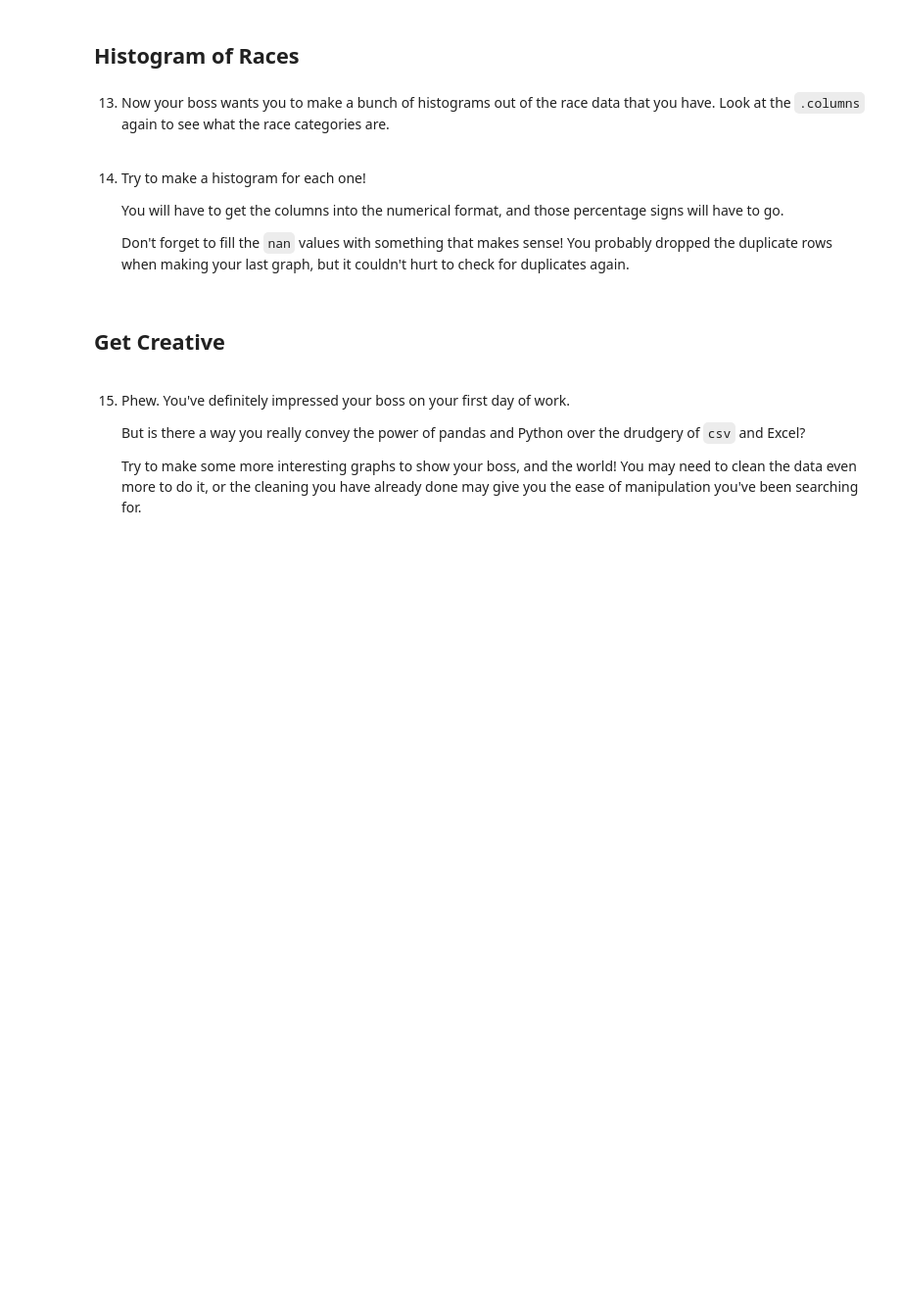
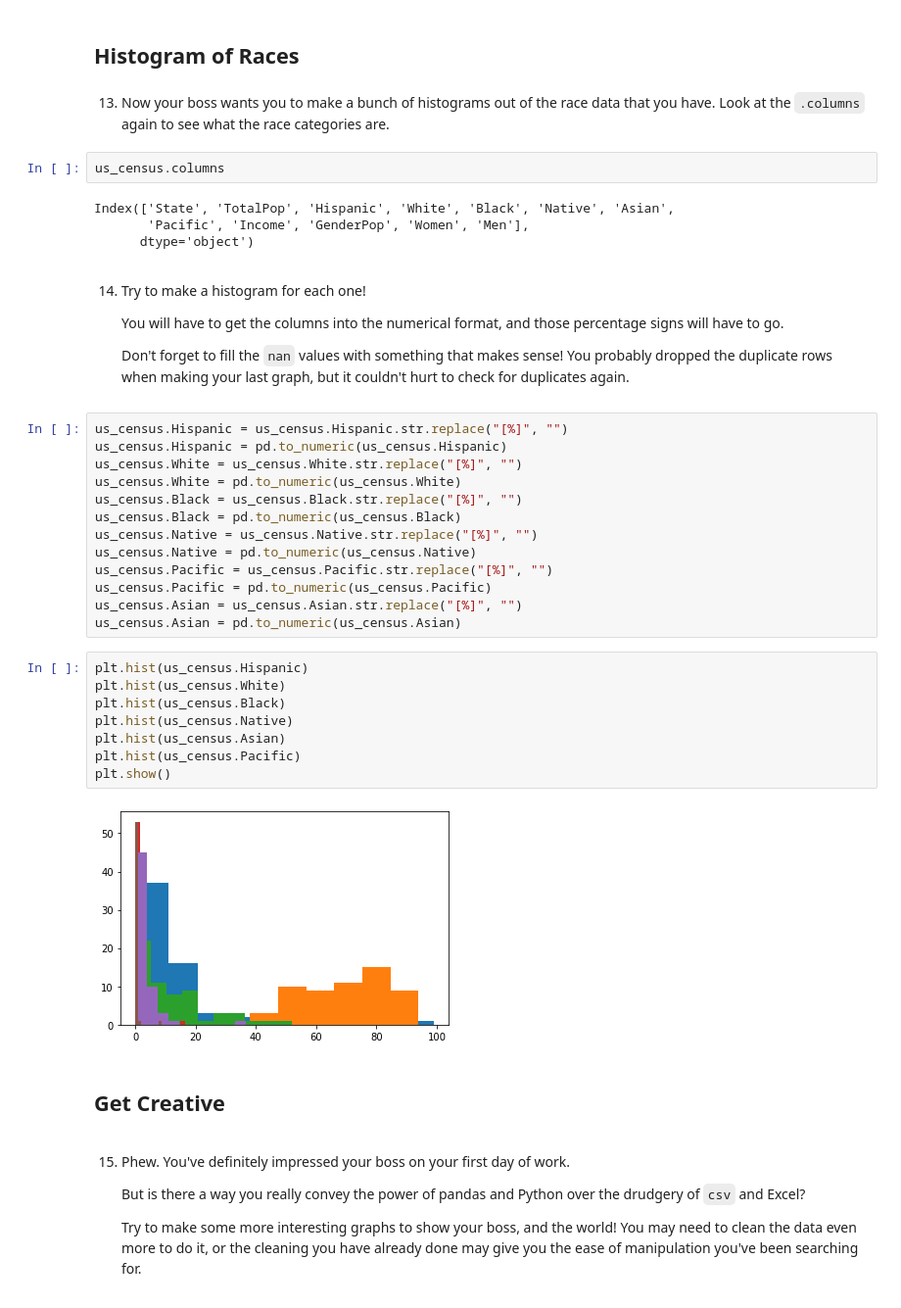
Before and after one commit to wglebster/Python_Data_tutorial, a Jupyter notebook: Cleaning US Census Data/Cleaning US Census Data.ipynb, the cells around one changed output. Shown at 98% size. Drawn from its saved outputs; the diff is of its cells as text; blank space fills up the shorter version.

```diff
--- a/Cleaning US Census Data/Cleaning US Census Data.ipynb
+++ b/Cleaning US Census Data/Cleaning US Census Data.ipynb
@@ -68,12 +251,41 @@ import matplotlib.pyplot as plt
 ## Histogram of Races
 # %% [markdown]
 13. Now your boss wants you to make a bunch of histograms out of the race data that you have. Look at the `.columns` again to see what the race categories are.
+# %%
+us_census.columns
+# %% [output]
+Index(['State', 'TotalPop', 'Hispanic', 'White', 'Black', 'Native', 'Asian',
+       'Pacific', 'Income', 'GenderPop', 'Women', 'Men'],
+      dtype='object')
 # %% [markdown]
 14. Try to make a histogram for each one!
 
     You will have to get the columns into the numerical format, and those percentage signs will have to go.
 
     Don't forget to fill the `nan` values with something that makes sense! You probably dropped the duplicate rows when making your last graph, but it couldn't hurt to check for duplicates again.
+# %%
+us_census.Hispanic = us_census.Hispanic.str.replace("[%]", "")
+us_census.Hispanic = pd.to_numeric(us_census.Hispanic)
+us_census.White = us_census.White.str.replace("[%]", "")
+us_census.White = pd.to_numeric(us_census.White)
+us_census.Black = us_census.Black.str.replace("[%]", "")
+us_census.Black = pd.to_numeric(us_census.Black)
+us_census.Native = us_census.Native.str.replace("[%]", "")
+us_census.Native = pd.to_numeric(us_census.Native)
+us_census.Pacific = us_census.Pacific.str.replace("[%]", "")
+us_census.Pacific = pd.to_numeric(us_census.Pacific)
+us_census.Asian = us_census.Asian.str.replace("[%]", "")
+us_census.Asian = pd.to_numeric(us_census.Asian)
+# %%
+plt.hist(us_census.Hispanic)
+plt.hist(us_census.White)
+plt.hist(us_census.Black)
+plt.hist(us_census.Native)
+plt.hist(us_census.Asian)
+plt.hist(us_census.Pacific)
+plt.show()
+# %% [output]
+[figure, added]
 # %% [markdown]
 ## Get Creative
 # %% [markdown]
```
Also changed, not shown: parts of 14 cells of this notebook, 1 other file.
